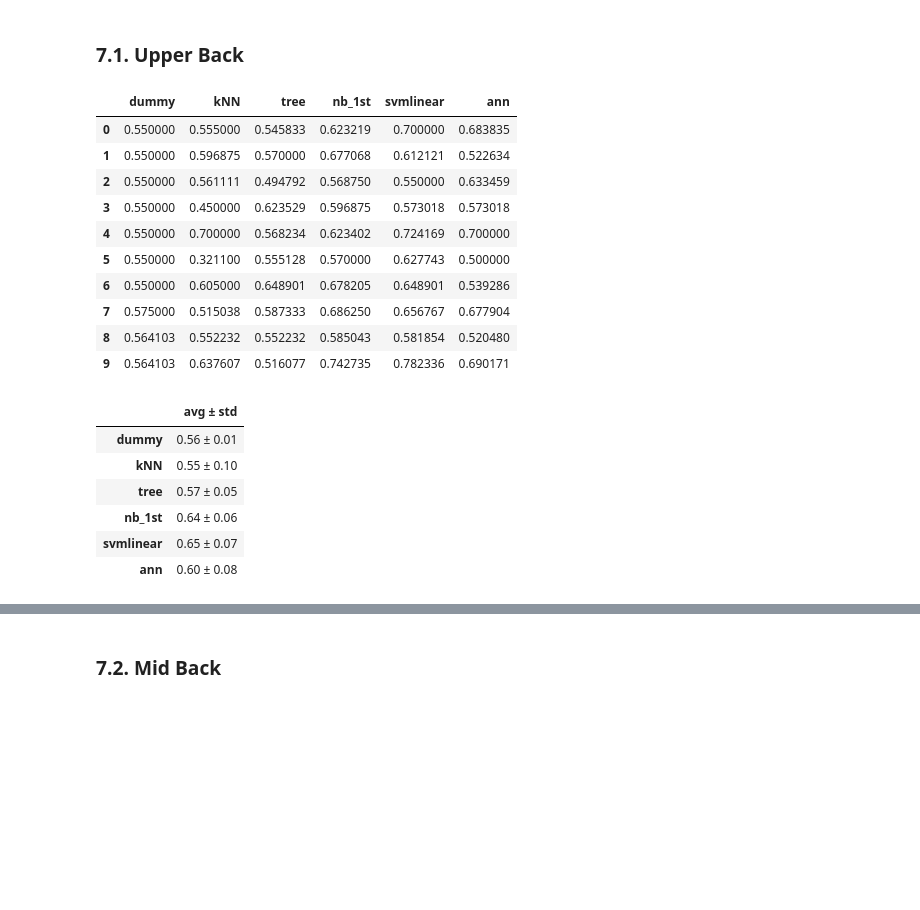
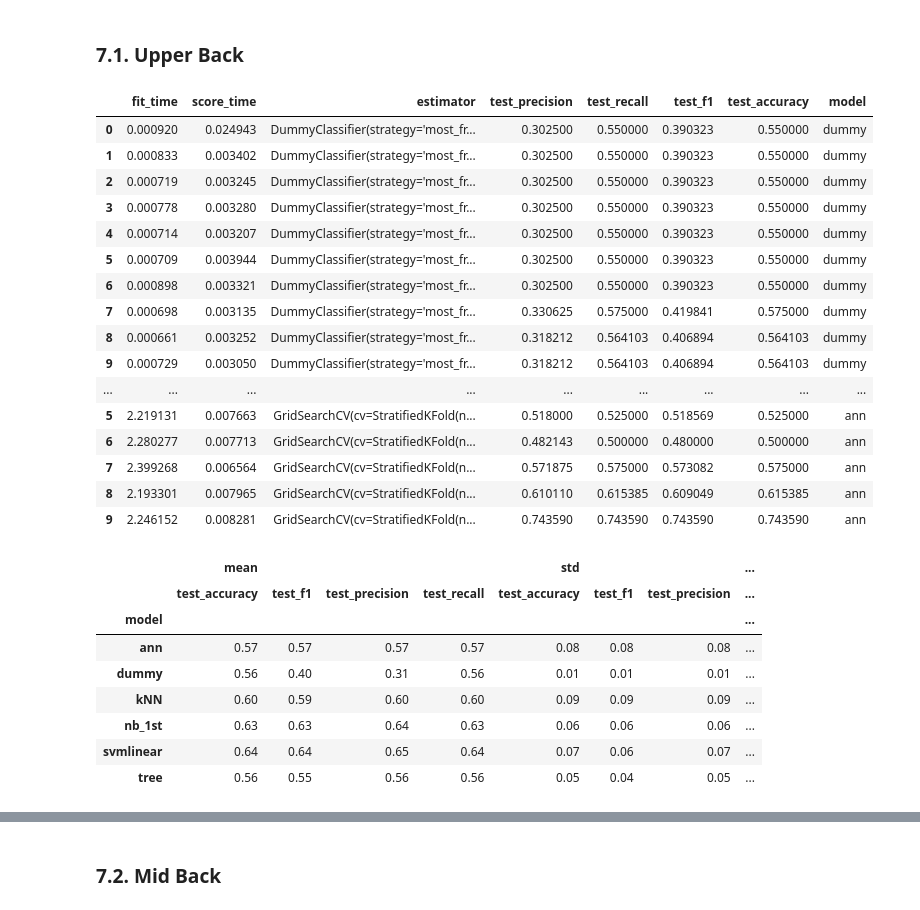
Before and after one commit to victorsanunes/machine-learning-final-project, a Jupyter notebook: notebooks/modeling-v2.ipynb, the cells around one changed output, grey strips where cells are left out. Cells and saved outputs as stored; diff of their text form; code cells hidden in the pictures; blank space fills up the shorter version.

Commit message:
Added multiple metrics for grid search and feature selection

```diff
--- a/notebooks/modeling-v2.ipynb
+++ b/notebooks/modeling-v2.ipynb
@@ -460,29 +460,40 @@ algorithms = experiments.build_algorithms()
 cv = experiments.cv
 target_names = y_train[target_columns[0]].unique()
 # %%
-from sklearn.model_selection import cross_val_score
+from sklearn.model_selection import cross_val_score, cross_validate
 
-def run_experiment(algorithms, X, y, cv):
+def get_cv_results(algorithms, X, y, cv, scorers):
     result = {}
+    result_df = pd.DataFrame()
     for alg, clf in algorithms.items():
-        result[alg] = cross_val_score(clf, X, y, cv=cv)
+        result[alg] = cross_validate(clf, X, y, cv=cv, scoring=scorers, return_estimator = True)
+        df = pd.DataFrame(result[alg])
+        df['model'] = alg
 
-    result = pd.DataFrame.from_dict(result)
-    return result
+        result_df = pd.concat([result_df, df])
 
-upper_back_cv_results = run_experiment(algorithms, X_train, y_train[target_columns[0]], cv)
+    # result = pd.DataFrame.from_dict(result[alg])
+    return result_df
+
+upper_back_cv_results = get_cv_results(algorithms, X, y[target_columns[0]], cv, experiments.scorers)
 upper_back_cv_results
 # %% [output]
-|  | dummy | kNN | tree | nb_1st | svmlinear | ann |
-| 0 | 0.550000 | 0.555000 | 0.545833 | 0.623219 | 0.700000 | 0.683835 |
-| 1 | 0.550000 | 0.596875 | 0.570000 | 0.677068 | 0.612121 | 0.522634 |
-| 2 | 0.550000 | 0.561111 | 0.494792 | 0.568750 | 0.550000 | 0.633459 |
-| 3 | 0.550000 | 0.450000 | 0.623529 | 0.596875 | 0.573018 | 0.573018 |
-| 4 | 0.550000 | 0.700000 | 0.568234 | 0.623402 | 0.724169 | 0.700000 |
-| 5 | 0.550000 | 0.321100 | 0.555128 | 0.570000 | 0.627743 | 0.500000 |
-| 6 | 0.550000 | 0.605000 | 0.648901 | 0.678205 | 0.648901 | 0.539286 |
-| 7 | 0.575000 | 0.515038 | 0.587333 | 0.686250 | 0.656767 | 0.677904 |
-| 8 | 0.564103 | 0.552232 | 0.552232 | 0.585043 | 0.581854 | 0.520480 |
-| 9 | 0.564103 | 0.637607 | 0.516077 | 0.742735 | 0.782336 | 0.690171 |
+|  | fit_time | score_time | estimator | test_precision | test_recall | test_f1 | test_accuracy | model |
+| 0 | 0.000920 | 0.024943 | DummyClassifier(strategy='most_fr... | 0.302500 | 0.550000 | 0.390323 | 0.550000 | dummy |
+| 1 | 0.000833 | 0.003402 | DummyClassifier(strategy='most_fr... | 0.302500 | 0.550000 | 0.390323 | 0.550000 | dummy |
+| 2 | 0.000719 | 0.003245 | DummyClassifier(strategy='most_fr... | 0.302500 | 0.550000 | 0.390323 | 0.550000 | dummy |
+| 3 | 0.000778 | 0.003280 | DummyClassifier(strategy='most_fr... | 0.302500 | 0.550000 | 0.390323 | 0.550000 | dummy |
+| 4 | 0.000714 | 0.003207 | DummyClassifier(strategy='most_fr... | 0.302500 | 0.550000 | 0.390323 | 0.550000 | dummy |
+| 5 | 0.000709 | 0.003944 | DummyClassifier(strategy='most_fr... | 0.302500 | 0.550000 | 0.390323 | 0.550000 | dummy |
+| 6 | 0.000898 | 0.003321 | DummyClassifier(strategy='most_fr... | 0.302500 | 0.550000 | 0.390323 | 0.550000 | dummy |
+| 7 | 0.000698 | 0.003135 | DummyClassifier(strategy='most_fr... | 0.330625 | 0.575000 | 0.419841 | 0.575000 | dummy |
+| 8 | 0.000661 | 0.003252 | DummyClassifier(strategy='most_fr... | 0.318212 | 0.564103 | 0.406894 | 0.564103 | dummy |
+| 9 | 0.000729 | 0.003050 | DummyClassifier(strategy='most_fr... | 0.318212 | 0.564103 | 0.406894 | 0.564103 | dummy |
+| ... | ... | ... | ... | ... | ... | ... | ... | ... |
+| 5 | 2.219131 | 0.007663 | GridSearchCV(cv=StratifiedKFold(n... | 0.518000 | 0.525000 | 0.518569 | 0.525000 | ann |
+| 6 | 2.280277 | 0.007713 | GridSearchCV(cv=StratifiedKFold(n... | 0.482143 | 0.500000 | 0.480000 | 0.500000 | ann |
+| 7 | 2.399268 | 0.006564 | GridSearchCV(cv=StratifiedKFold(n... | 0.571875 | 0.575000 | 0.573082 | 0.575000 | ann |
+| 8 | 2.193301 | 0.007965 | GridSearchCV(cv=StratifiedKFold(n... | 0.610110 | 0.615385 | 0.609049 | 0.615385 | ann |
+| 9 | 2.246152 | 0.008281 | GridSearchCV(cv=StratifiedKFold(n... | 0.743590 | 0.743590 | 0.743590 | 0.743590 | ann |
 # %%
 def report_results(results):
@@ -492,10 +504,12 @@ def report_results(results):
 # %%
-report_results(upper_back_cv_results)
+report_results(upper_back_cv_results.drop(columns = ['fit_time', 'score_time']))
 # %% [output]
-|  | avg ± std |
-| dummy | 0.56 ± 0.01 |
-| kNN | 0.55 ± 0.10 |
-| tree | 0.57 ± 0.05 |
-| nb_1st | 0.64 ± 0.06 |
-| svmlinear | 0.65 ± 0.07 |
-| ann | 0.60 ± 0.08 |
+|  | mean |  |  |  | std |  |  | ... |
+|  | test_accuracy | test_f1 | test_precision | test_recall | test_accuracy | test_f1 | test_precision | ... |
+| model |  |  |  |  |  |  |  | ... |
+| ann | 0.57 | 0.57 | 0.57 | 0.57 | 0.08 | 0.08 | 0.08 | ... |
+| dummy | 0.56 | 0.40 | 0.31 | 0.56 | 0.01 | 0.01 | 0.01 | ... |
+| kNN | 0.60 | 0.59 | 0.60 | 0.60 | 0.09 | 0.09 | 0.09 | ... |
+| nb_1st | 0.63 | 0.63 | 0.64 | 0.63 | 0.06 | 0.06 | 0.06 | ... |
+| svmlinear | 0.64 | 0.64 | 0.65 | 0.64 | 0.07 | 0.06 | 0.07 | ... |
+| tree | 0.56 | 0.55 | 0.56 | 0.56 | 0.05 | 0.04 | 0.05 | ... |
```
Also changed, not shown: parts of 15 cells of this notebook, 1 other file.
